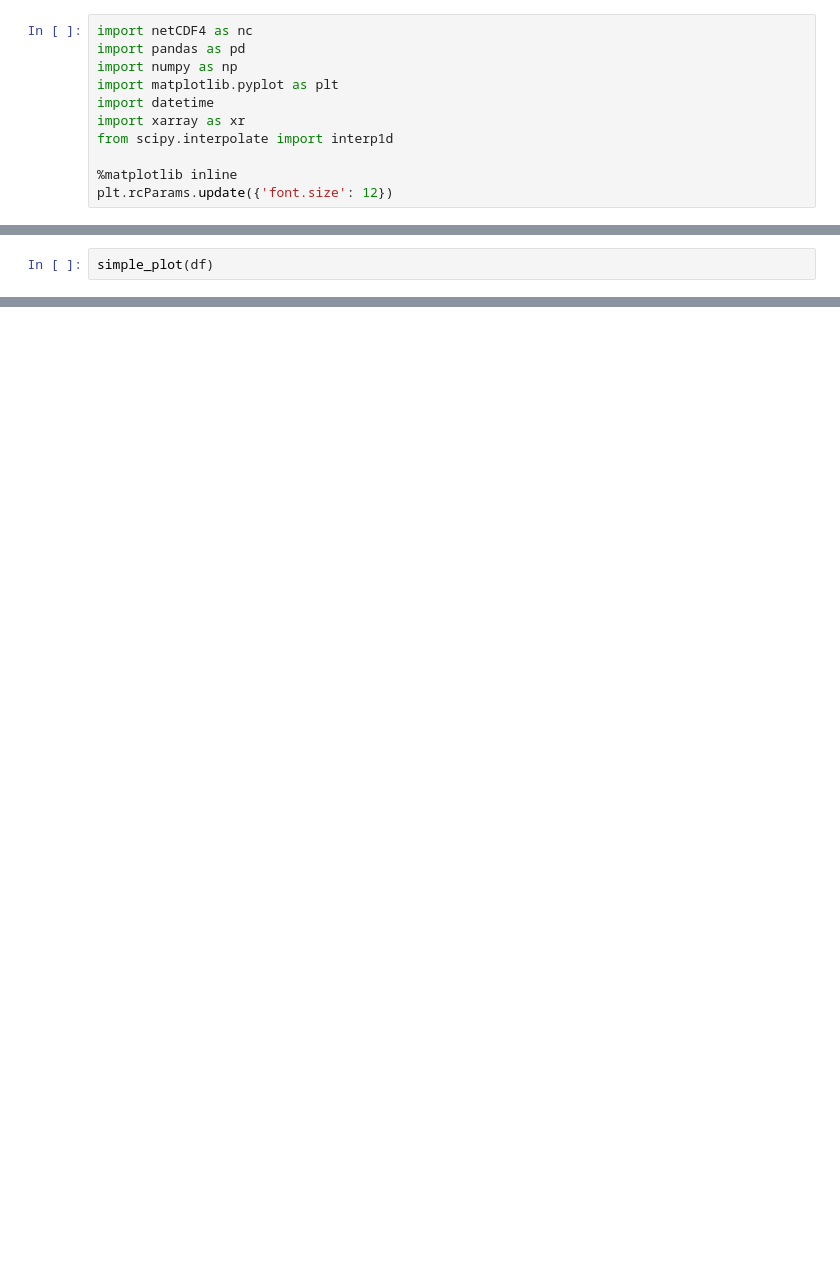
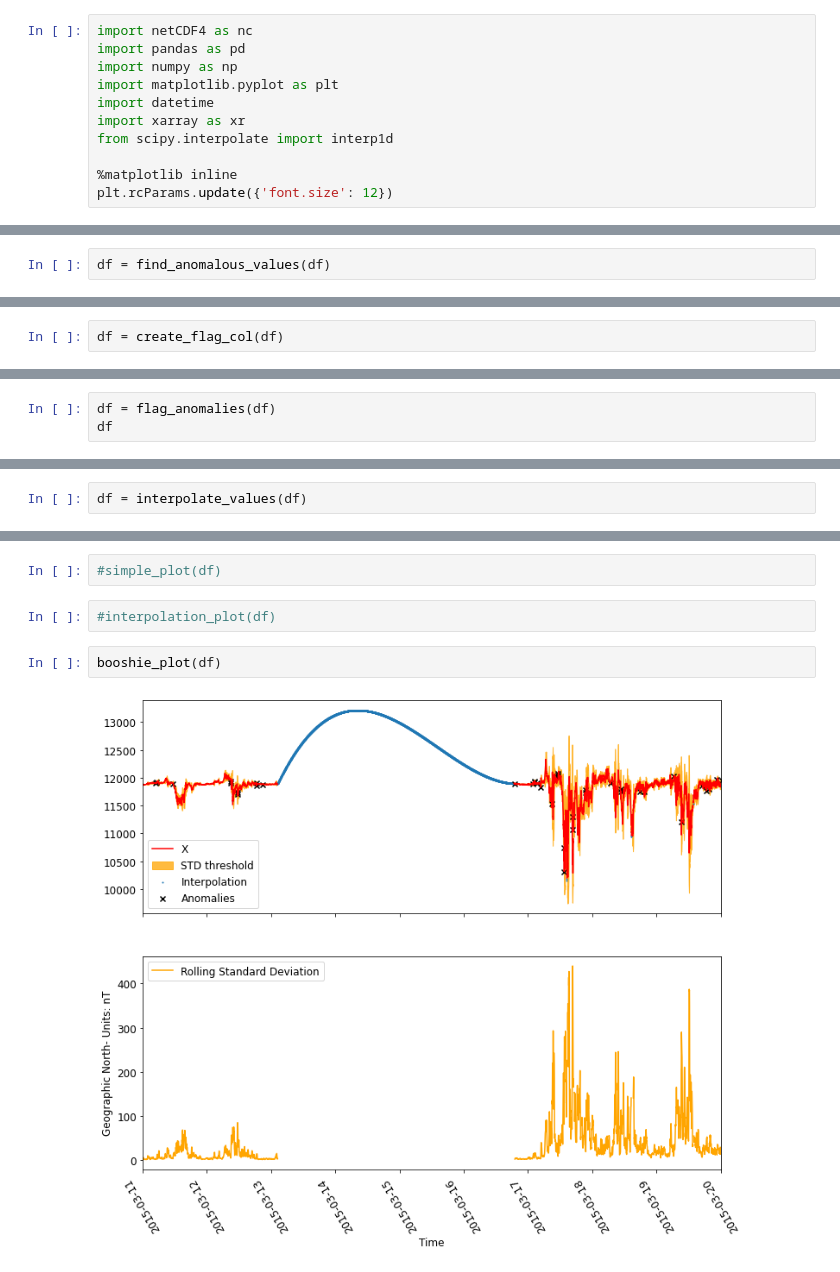
Before and after one commit to GFMoraga/Data-project, a Jupyter notebook: Final_draft.ipynb, the cells around one changed output, grey strips where cells are left out. Drawn from its saved outputs; the diff is of its cells as text; blank space fills up the shorter version.

```diff
--- a/Final_draft.ipynb
+++ b/Final_draft.ipynb
@@ -99,2 +99,2 @@ df = load_data(filename)
 # %%
-simple_plot(df)
+df = find_anomalous_values(df)
@@ -102,0 +101,2 @@ simple_plot(df)
+# %%
+df = create_flag_col(df)
@@ -102,0 +108,3 @@ simple_plot(df)
+# %%
+df = flag_anomalies(df)
+df
@@ -102,0 +129,2 @@ simple_plot(df)
+# %%
+df = interpolate_values(df)
@@ -102,0 +147,8 @@ simple_plot(df)
+# %%
+#simple_plot(df)
+# %%
+#interpolation_plot(df)
+# %%
+booshie_plot(df)
+# %% [output]
+[figure, added]
```
Also changed, not shown: parts of 10 cells of this notebook.
